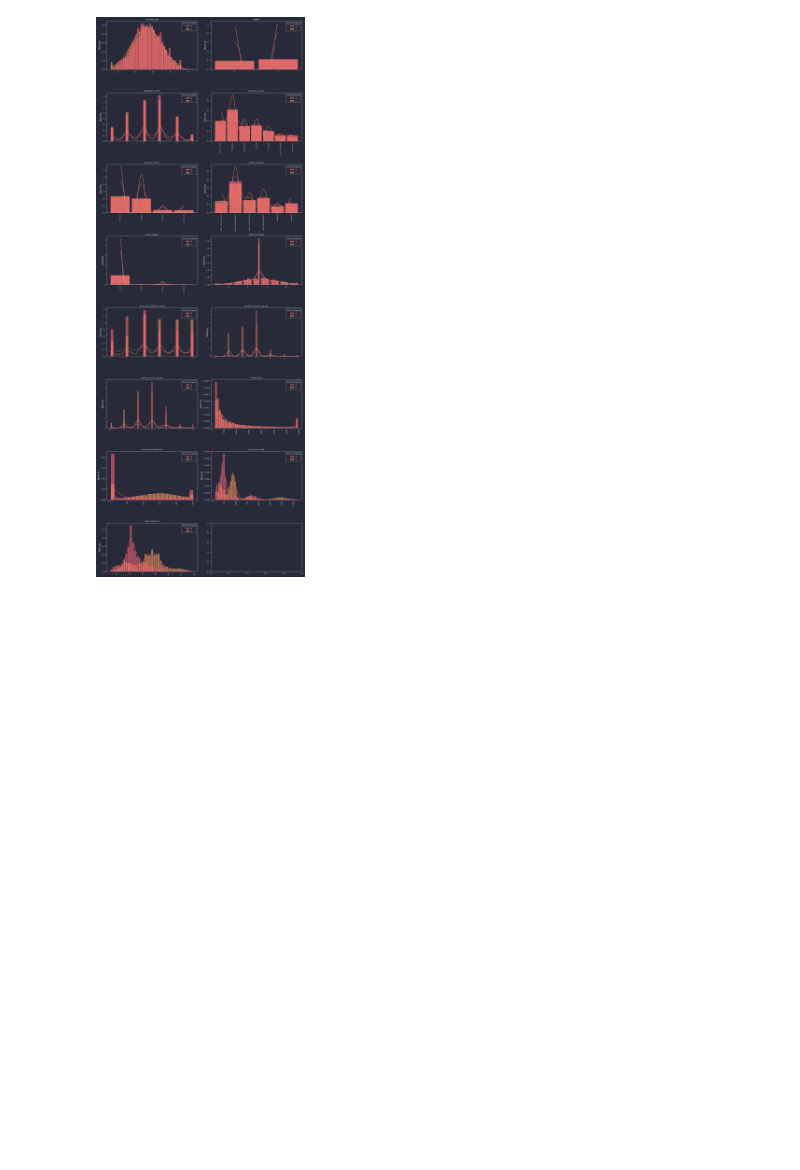
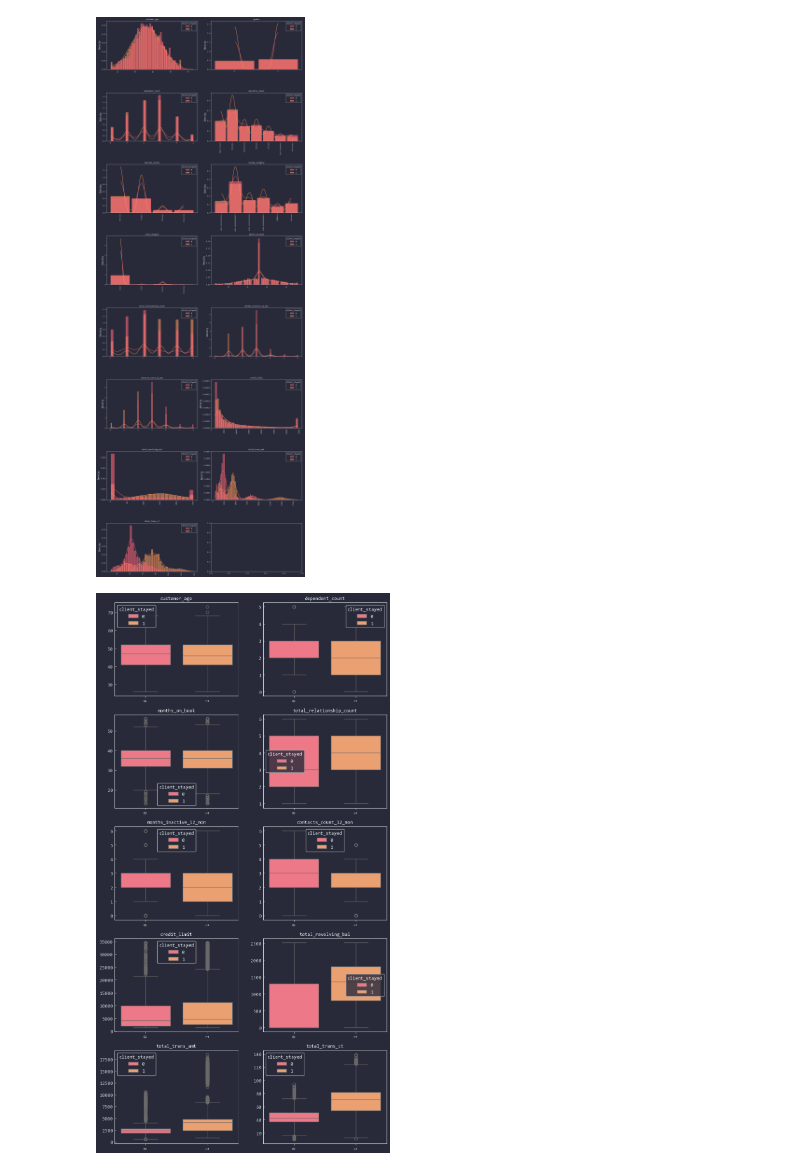
Before and after one commit to Toutl/Data-Processing-Laboratory, a Jupyter notebook: Examenes/III/Examen03.ipynb, the cells around one changed output. Drawn from its saved outputs; the diff is of its cells as text; code cells hidden in the pictures; blank space fills up the shorter version.

```diff
--- a/Examenes/III/Examen03.ipynb
+++ b/Examenes/III/Examen03.ipynb
@@ -263,3 +276,23 @@ for ax, column in zip(axes.flat, df.columns[1:]):
 plt.tight_layout()
 # %% [output]
 [figure]
+# %%
+numeric_cols = df.select_dtypes(include=['int64', 'float64']).columns.drop('client_stayed')
+
+fig, axes = plt.subplots(5, 2, figsize=(10, 20))
+
+for ax, column in zip(axes.flat, numeric_cols):
+    sns.boxplot(
+        data=df,
+        x='client_stayed',
+        y=column,
+        hue='client_stayed',
+        dodge=False,
+        ax=ax
+    )
+    ax.tick_params(axis='x', labelrotation=90, labelsize=9)
+    ax.set_title(column, fontsize=10)
+    ax.set_xlabel('')
+    ax.set_ylabel('')
+# %% [output]
+[figure, added]
```
Also changed, not shown: parts of 6 cells of this notebook.
